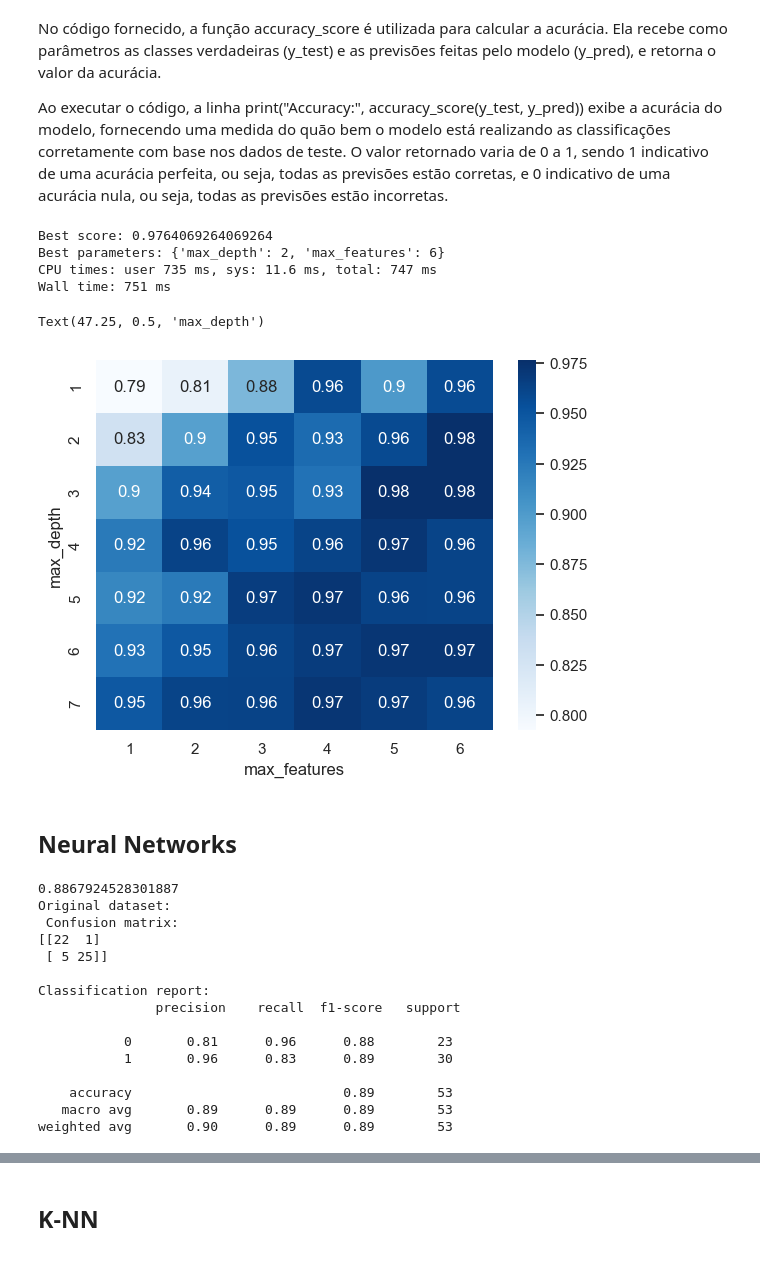
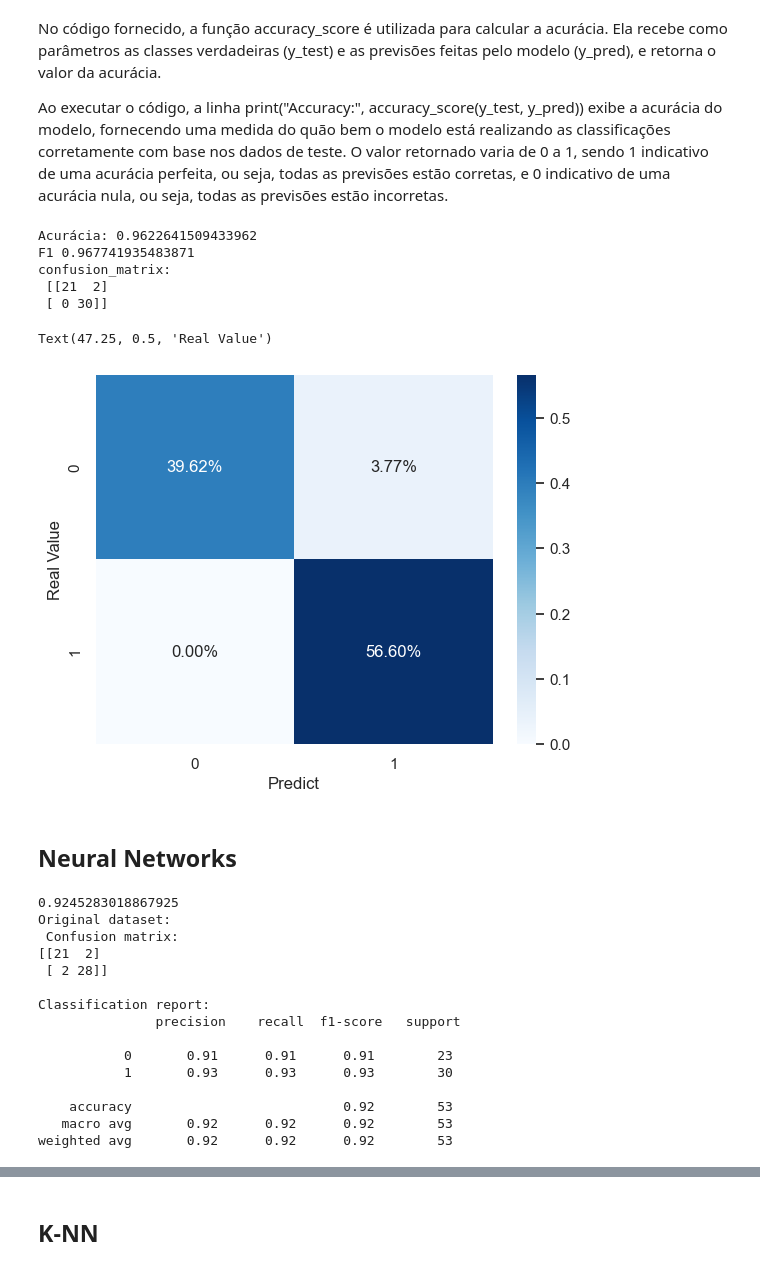
Before and after one commit to antoniosantos1602/IART, a Jupyter notebook: proj2/project2.ipynb, the cells around one changed output, grey strips where cells are left out. Drawn from its saved outputs; the diff is of its cells as text; code cells hidden in the pictures.

```diff
--- a/proj2/project2.ipynb
+++ b/proj2/project2.ipynb
@@ -391,61 +391,79 @@ No código fornecido, a função accuracy_score é utilizada para calcular a acu
 
 Ao executar o código, a linha print("Accuracy:", accuracy_score(y_test, y_pred)) exibe a acurácia do modelo, fornecendo uma medida do quão bem o modelo está realizando as classificações corretamente com base nos dados de teste. O valor retornado varia de 0 a 1, sendo 1 indicativo de uma acurácia perfeita, ou seja, todas as previsões estão corretas, e 0 indicativo de uma acurácia nula, ou seja, todas as previsões estão incorretas.
 # %%
-%%time
-dtc = DecisionTreeClassifier()
+from sklearn.tree import DecisionTreeClassifier
+from sklearn.metrics import accuracy_score, f1_score, confusion_matrix
 
-parameter_grid = {'max_depth': [1,2,3,4,5,6,7],
-                  'max_features': [1,2,3,4,5,6]}
+# Criar uma instância do modelo com os hiperparâmetros desejados
+dtc = DecisionTreeClassifier(max_depth=4, max_features=3)
 
-cross_validation = StratifiedKFold(n_splits=10)
+# Treinar o modelo usando os dados de treinamento
+dtc.fit(X_train, y_train)
 
-grid_search = GridSearchCV(dtc, param_grid=parameter_grid, cv=cross_validation)
+# Fazer previsões no conjunto de teste
+y_pred = dtc.predict(X_test)
 
-grid_search.fit(X, y)
-
-print('Best score: {}'.format(grid_search.best_score_))
-print('Best parameters: {}'.format(grid_search.best_params_))
+# Calcular a acurácia
+accuracy = accuracy_score(y_test, y_pred)
+print('Acurácia: {}'.format(accuracy))
+print("F1", f1_score(y_test,y_pred))
+print("confusion_matrix:\n", confusion_matrix(y_test, y_pred))
 # %% [output]
-Best score: 0.9764069264069264
-Best parameters: {'max_depth': 2, 'max_features': 6}
-CPU times: user 735 ms, sys: 11.6 ms, total: 747 ms
-Wall time: 751 ms
+Acurácia: 0.9622641509433962
+F1 0.967741935483871
+confusion_matrix:
+ [[21  2]
+ [ 0 30]]
 # %%
-grid_visualization = grid_search.cv_results_['mean_test_score']
-grid_visualization.shape = (7, 6)
-sns.heatmap(grid_visualization, cmap='Blues', annot=True)
-plt.xticks(np.arange(6) + 0.5, grid_search.param_grid['max_features'])
-plt.yticks(np.arange(7) + 0.5, grid_search.param_grid['max_depth'])
-plt.xlabel('max_features')
-plt.ylabel('max_depth')
+# Calcula a matriz de confusão
+conf_mat = confusion_matrix(y_test, y_pred)
+
+# Calcula o total de previsões
+total = conf_mat.sum()
+
+# Converte a matriz de confusão em percentuais
+conf_mat_percentage = conf_mat / total
+
+# Usa seaborn para criar um mapa de calor da matriz de confusão
+sns.heatmap(conf_mat_percentage, annot=True, cmap='Blues', fmt=".2%")
+
+plt.xlabel('Predict')
+plt.ylabel('Real Value')
 # %% [output]
-Text(47.25, 0.5, 'max_depth')
+Text(47.25, 0.5, 'Real Value')
-[figure, old version]
+[figure, new version]
 # %% [markdown]
 ## Neural Networks
 # %%
+from sklearn import metrics
+from sklearn.metrics import classification_report, confusion_matrix
+from sklearn.neural_network import MLPClassifier
+
+# O resto do seu código
+
 nn = MLPClassifier(max_iter=3000)
 
 nn.fit(X_train, y_train)
 nn_all_predictions = nn.predict(X_test)
 nn_score = metrics.accuracy_score(y_test, nn_all_predictions)
 print(nn_score)
+
 nn_all_report = classification_report(y_test, nn_all_predictions, output_dict=True)
 
 print(f"Original dataset:\n Confusion matrix: \n{confusion_matrix(y_test, nn_all_predictions)}\n\nClassification report:\n {classification_report(y_test, nn_all_predictions)}\n")
 # %% [output]
-0.8867924528301887
+0.9245283018867925
 Original dataset:
  Confusion matrix:
-[[22  1]
- [ 5 25]]
+[[21  2]
+ [ 2 28]]
 
 Classification report:
                precision    recall  f1-score   support
 
-           0       0.81      0.96      0.88        23
-           1       0.96      0.83      0.89        30
+           0       0.91      0.91      0.91        23
+           1       0.93      0.93      0.93        30
 
-    accuracy                           0.89        53
-   macro avg       0.89      0.89      0.89        53
-weighted avg       0.90      0.89      0.89        53
+    accuracy                           0.92        53
+   macro avg       0.92      0.92      0.92        53
+weighted avg       0.92      0.92      0.92        53
```
Also changed, not shown: parts of 13 cells of this notebook, 1 other file.
